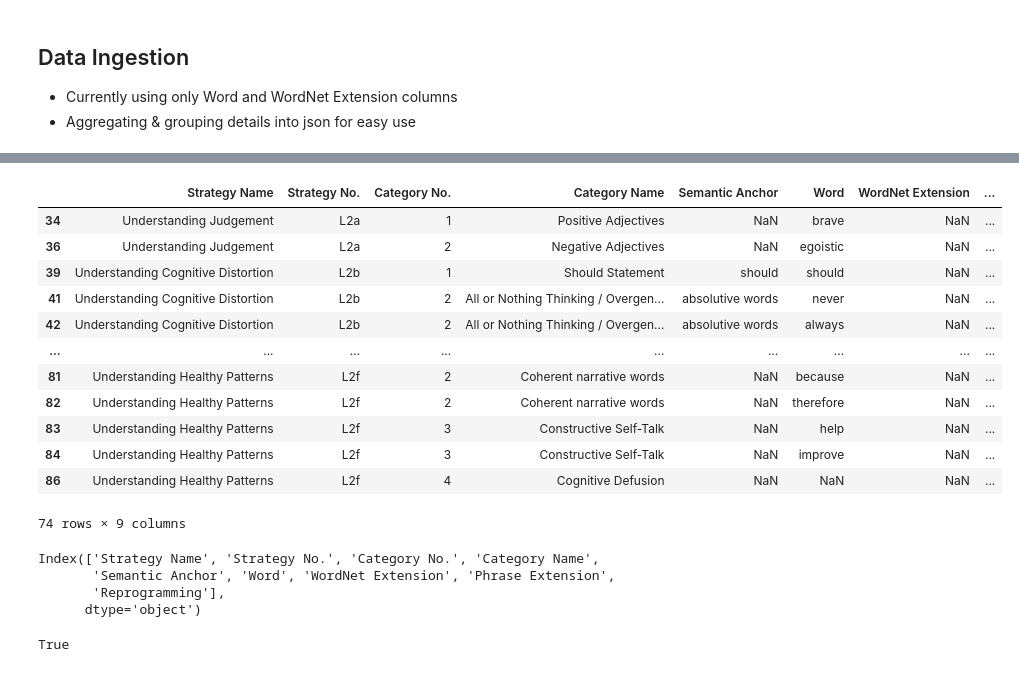
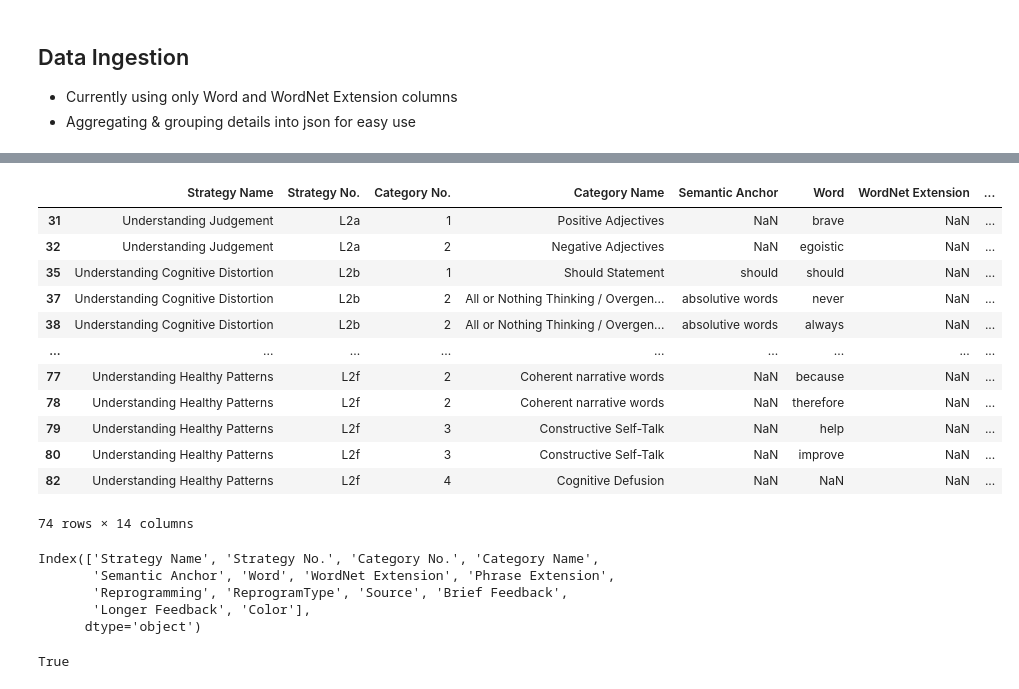
Before and after one commit to ucla-hci/journal, a Jupyter notebook: dict/data_ingestion.ipynb, the cells around one changed output, grey strips where cells are left out. Drawn from its saved outputs; the diff is of its cells as text; code cells hidden in the pictures.

```diff
--- a/dict/data_ingestion.ipynb
+++ b/dict/data_ingestion.ipynb
@@ -8,7 +8,7 @@ import pandas as pd
 import json
 import numpy as np
 # %%
-df = pd.read_csv('dict4dataset_04-23-22.csv')
+df = pd.read_csv('dict4dataset_05-30.csv')
 # %%
 df
 # %% [output]
@@ -28,30 +28,42 @@ df
 # %%
 df_clean = df.replace({"Word": "/", "WordNet Extension": "/"}, np.nan) \
              .dropna(subset=['Category No.']) \
              .astype({'Category No.': 'int32'}) \
              .sort_values(["Strategy No."])
 
+# df_clean = df.dropna(subset=['Category No.']) \
+#              .astype({'Category No.': 'int32'}) \
+#              .sort_values(["Strategy No."])
+
+# for wordnet extension split at comma
+df_clean['WordNet Extension'] = df_clean['WordNet Extension'].apply(lambda x: x.split(',') if isinstance(x,str) else x)
+df_clean['Phrase Extension'] = df_clean['Phrase Extension'].apply(lambda x: x.split(',') if isinstance(x,str) else x)
+
+# for reprogramming split at ;
+df_clean['Reprogramming'] = df_clean['Reprogramming'].apply(lambda x: x.split(';') if isinstance(x,str) else x)
+
 df_clean
 # %% [output]
 |  | Strategy Name | Strategy No. | Category No. | Category Name | Semantic Anchor | Word | WordNet Extension | ... |
-| 34 | Understanding Judgement | L2a | 1 | Positive Adjectives | NaN | brave | NaN | ... |
-| 36 | Understanding Judgement | L2a | 2 | Negative Adjectives | NaN | egoistic | NaN | ... |
-| 39 | Understanding Cognitive Distortion | L2b | 1 | Should Statement | should | should | NaN | ... |
-| 41 | Understanding Cognitive Distortion | L2b | 2 | All or Nothing Thinking / Overgen... | absolutive words | never | NaN | ... |
-| 42 | Understanding Cognitive Distortion | L2b | 2 | All or Nothing Thinking / Overgen... | absolutive words | always | NaN | ... |
+| 31 | Understanding Judgement | L2a | 1 | Positive Adjectives | NaN | brave | NaN | ... |
+| 32 | Understanding Judgement | L2a | 2 | Negative Adjectives | NaN | egoistic | NaN | ... |
+| 35 | Understanding Cognitive Distortion | L2b | 1 | Should Statement | should | should | NaN | ... |
+| 37 | Understanding Cognitive Distortion | L2b | 2 | All or Nothing Thinking / Overgen... | absolutive words | never | NaN | ... |
+| 38 | Understanding Cognitive Distortion | L2b | 2 | All or Nothing Thinking / Overgen... | absolutive words | always | NaN | ... |
 | ... | ... | ... | ... | ... | ... | ... | ... | ... |
-| 81 | Understanding Healthy Patterns | L2f | 2 | Coherent narrative words | NaN | because | NaN | ... |
-| 82 | Understanding Healthy Patterns | L2f | 2 | Coherent narrative words | NaN | therefore | NaN | ... |
-| 83 | Understanding Healthy Patterns | L2f | 3 | Constructive Self-Talk | NaN | help | NaN | ... |
-| 84 | Understanding Healthy Patterns | L2f | 3 | Constructive Self-Talk | NaN | improve | NaN | ... |
-| 86 | Understanding Healthy Patterns | L2f | 4 | Cognitive Defusion | NaN | NaN | NaN | ... |
+| 77 | Understanding Healthy Patterns | L2f | 2 | Coherent narrative words | NaN | because | NaN | ... |
+| 78 | Understanding Healthy Patterns | L2f | 2 | Coherent narrative words | NaN | therefore | NaN | ... |
+| 79 | Understanding Healthy Patterns | L2f | 3 | Constructive Self-Talk | NaN | help | NaN | ... |
+| 80 | Understanding Healthy Patterns | L2f | 3 | Constructive Self-Talk | NaN | improve | NaN | ... |
+| 82 | Understanding Healthy Patterns | L2f | 4 | Cognitive Defusion | NaN | NaN | NaN | ... |
-74 rows × 9 columns
+74 rows × 14 columns
 # %%
 df_clean.columns
 # %% [output]
 Index(['Strategy Name', 'Strategy No.', 'Category No.', 'Category Name',
        'Semantic Anchor', 'Word', 'WordNet Extension', 'Phrase Extension',
-       'Reprogramming'],
+       'Reprogramming', 'ReprogramType', 'Source', 'Brief Feedback',
+       'Longer Feedback', 'Color'],
       dtype='object')
 # %%
 groupped = df_clean.groupby(["Strategy No.", "Category No.", "Category Name", "Semantic Anchor"], dropna=False) \
```
Also changed, not shown: parts of 5 cells of this notebook, 1 other file.
